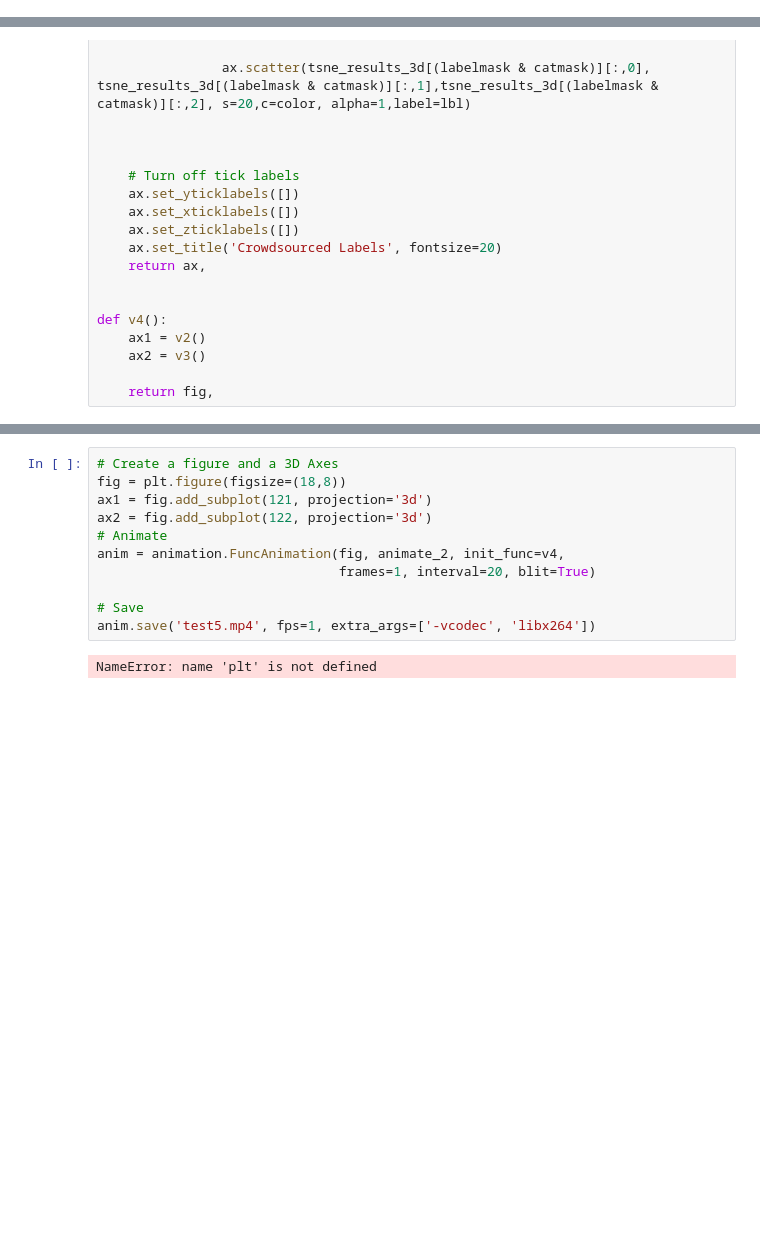
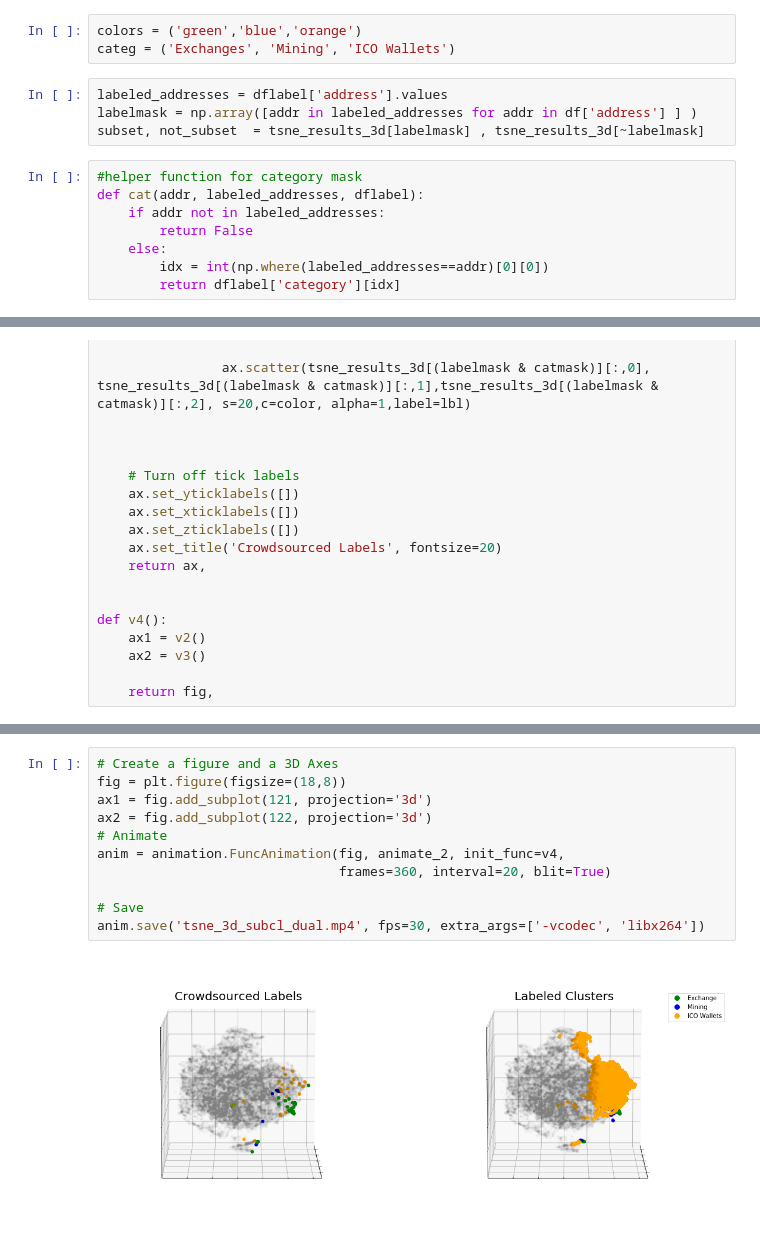
Before and after one commit to willprice221/ethereum_clustering, a Jupyter notebook: animations.ipynb, the cells around one changed output, grey strips where cells are left out. Drawn from its saved outputs; the diff is of its cells as text; blank space fills up the shorter version.

```diff
--- a/animations.ipynb
+++ b/animations.ipynb
@@ -9,6 +9,21 @@ colors = pickle.load(open( "pickles/colors.p", "rb" ) )
 df = pickle.load(open( "pickles/df.p", "rb" ) )
 dflabel = pickle.load(open( "pickles/dflabel.p", "rb" ) )
 df_summary = pickle.load(open( "pickles/dfsummary.p", "rb" ) )
+# %%
+colors = ('green','blue','orange')
+categ = ('Exchanges', 'Mining', 'ICO Wallets')
+# %%
+labeled_addresses = dflabel['address'].values
+labelmask = np.array([addr in labeled_addresses for addr in df['address'] ] )
+subset, not_subset  = tsne_results_3d[labelmask] , tsne_results_3d[~labelmask]
+# %%
+#helper function for category mask
+def cat(addr, labeled_addresses, dflabel):
+    if addr not in labeled_addresses:
+        return False
+    else:
+        idx = int(np.where(labeled_addresses==addr)[0][0])
+        return dflabel['category'][idx]
 # %%
 # First import everthing you need
 import numpy as np
@@ -165,13 +179,13 @@ OSError: [Errno 12] Cannot allocate memory
 # %%
 # Create a figure and a 3D Axes
 fig = plt.figure(figsize=(18,8))
 ax1 = fig.add_subplot(121, projection='3d')
 ax2 = fig.add_subplot(122, projection='3d')
 # Animate
 anim = animation.FuncAnimation(fig, animate_2, init_func=v4,
-                               frames=1, interval=20, blit=True)
+                               frames=360, interval=20, blit=True)
 
 # Save
-anim.save('test5.mp4', fps=1, extra_args=['-vcodec', 'libx264'])
+anim.save('tsne_3d_subcl_dual.mp4', fps=30, extra_args=['-vcodec', 'libx264'])
 # %% [output]
-NameError: name 'plt' is not defined
+[figure, added]
```
Also changed, not shown: parts of 1 cell of this notebook.
